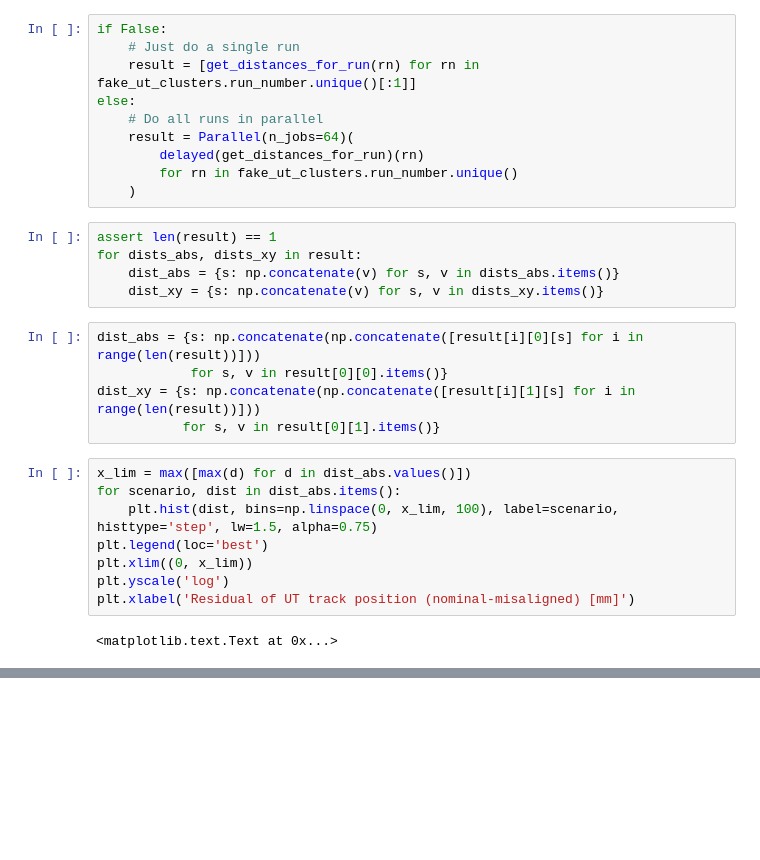
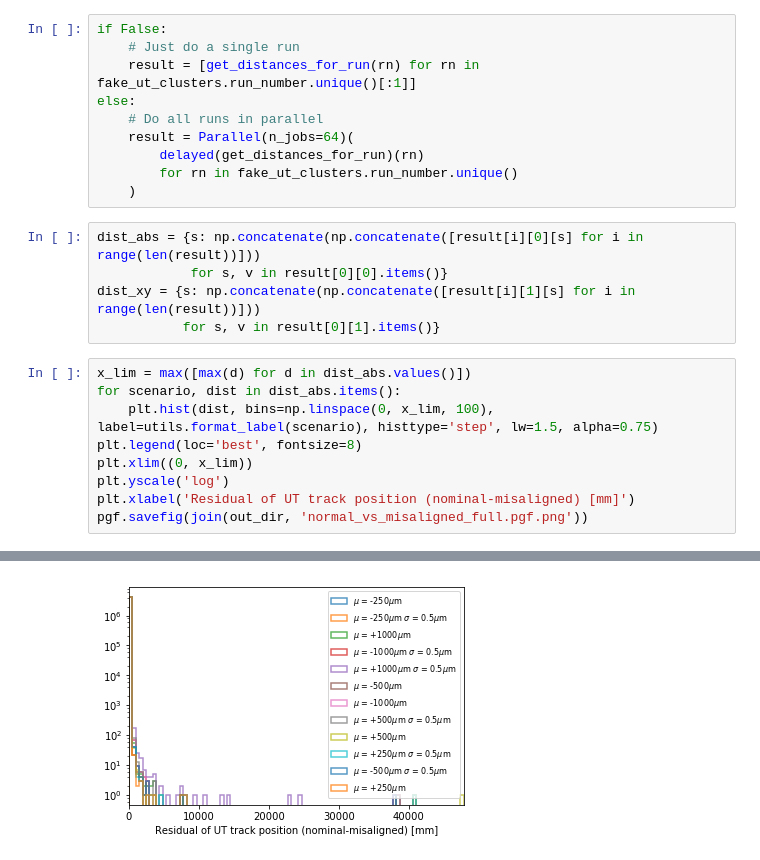
Before and after one commit to chrisburr/lhcb-velopix-studies, a Jupyter notebook: hybrid-distortions/notebooks/UT Resolution.ipynb, the cells around one changed output, grey strips where cells are left out. Cells and saved outputs as stored; diff of their text form; blank space fills up the shorter version.

```diff
--- a/hybrid-distortions/notebooks/UT Resolution.ipynb
+++ b/hybrid-distortions/notebooks/UT Resolution.ipynb
@@ -81,11 +94,6 @@ else:
         delayed(get_distances_for_run)(rn)
         for rn in fake_ut_clusters.run_number.unique()
     )
-# %%
-assert len(result) == 1
-for dists_abs, dists_xy in result:
-    dist_abs = {s: np.concatenate(v) for s, v in dists_abs.items()}
-    dist_xy = {s: np.concatenate(v) for s, v in dists_xy.items()}
 # %%
 dist_abs = {s: np.concatenate(np.concatenate([result[i][0][s] for i in range(len(result))]))
             for s, v in result[0][0].items()}
@@ -94,10 +102,10 @@ dist_xy = {s: np.concatenate(np.concatenate([result[i][1][s] for i in range(len(
 # %%
 x_lim = max([max(d) for d in dist_abs.values()])
 for scenario, dist in dist_abs.items():
-    plt.hist(dist, bins=np.linspace(0, x_lim, 100), label=scenario, histtype='step', lw=1.5, alpha=0.75)
-plt.legend(loc='best')
+    plt.hist(dist, bins=np.linspace(0, x_lim, 100), label=utils.format_label(scenario), histtype='step', lw=1.5, alpha=0.75)
+plt.legend(loc='best', fontsize=8)
 plt.xlim((0, x_lim))
 plt.yscale('log')
 plt.xlabel('Residual of UT track position (nominal-misaligned) [mm]')
+pgf.savefig(join(out_dir, 'normal_vs_misaligned_full.pgf.png'))
 # %% [output]
-<matplotlib.text.Text at 0x...>
@@ -105,2 +112,3 @@ plt.xlabel('Residual of UT track position (nominal-misaligned) [mm]')
+[figure, added]
 # %%
 for scenario, dist in dist_abs.items():
```
Also changed, not shown: parts of 15 cells of this notebook.
